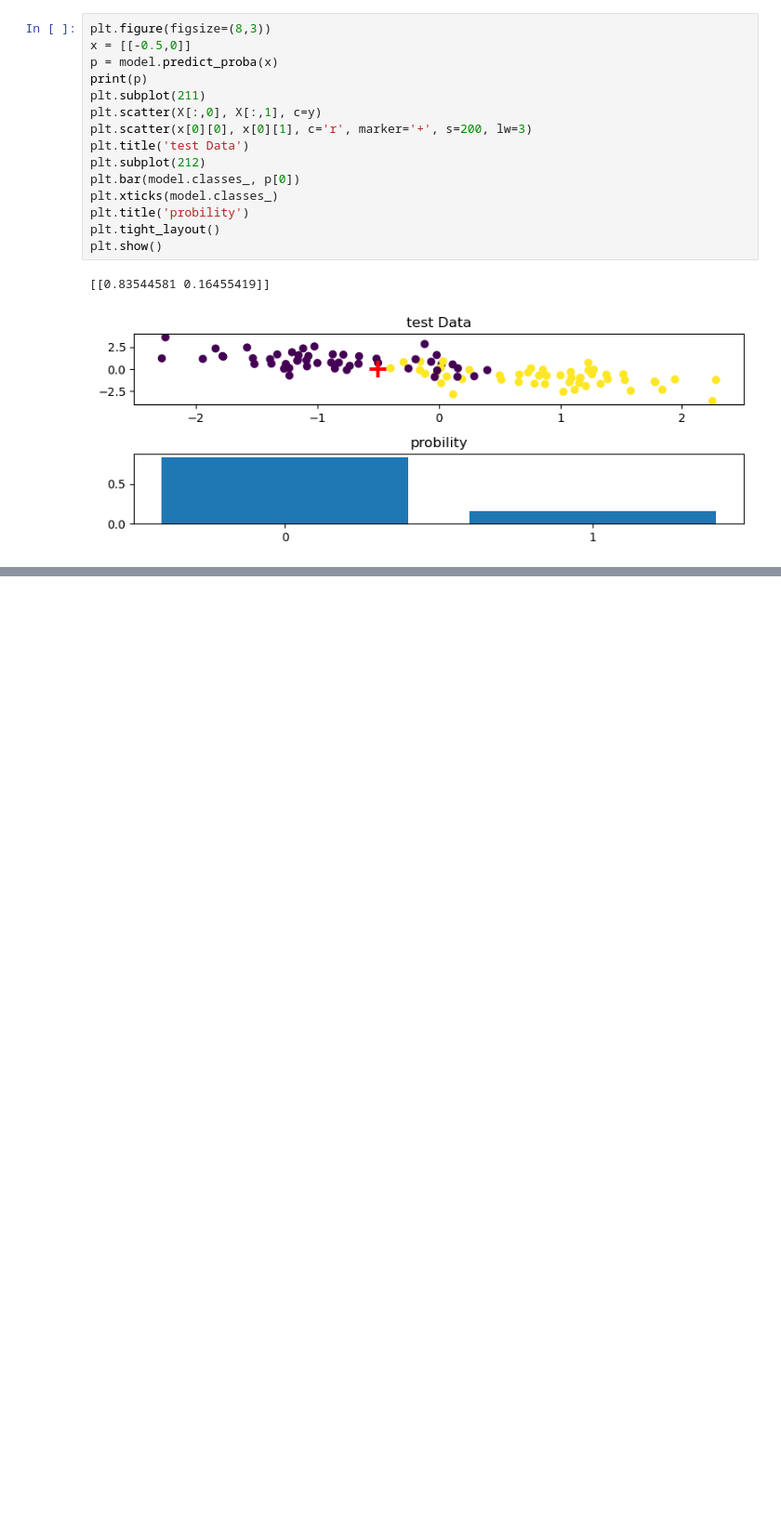
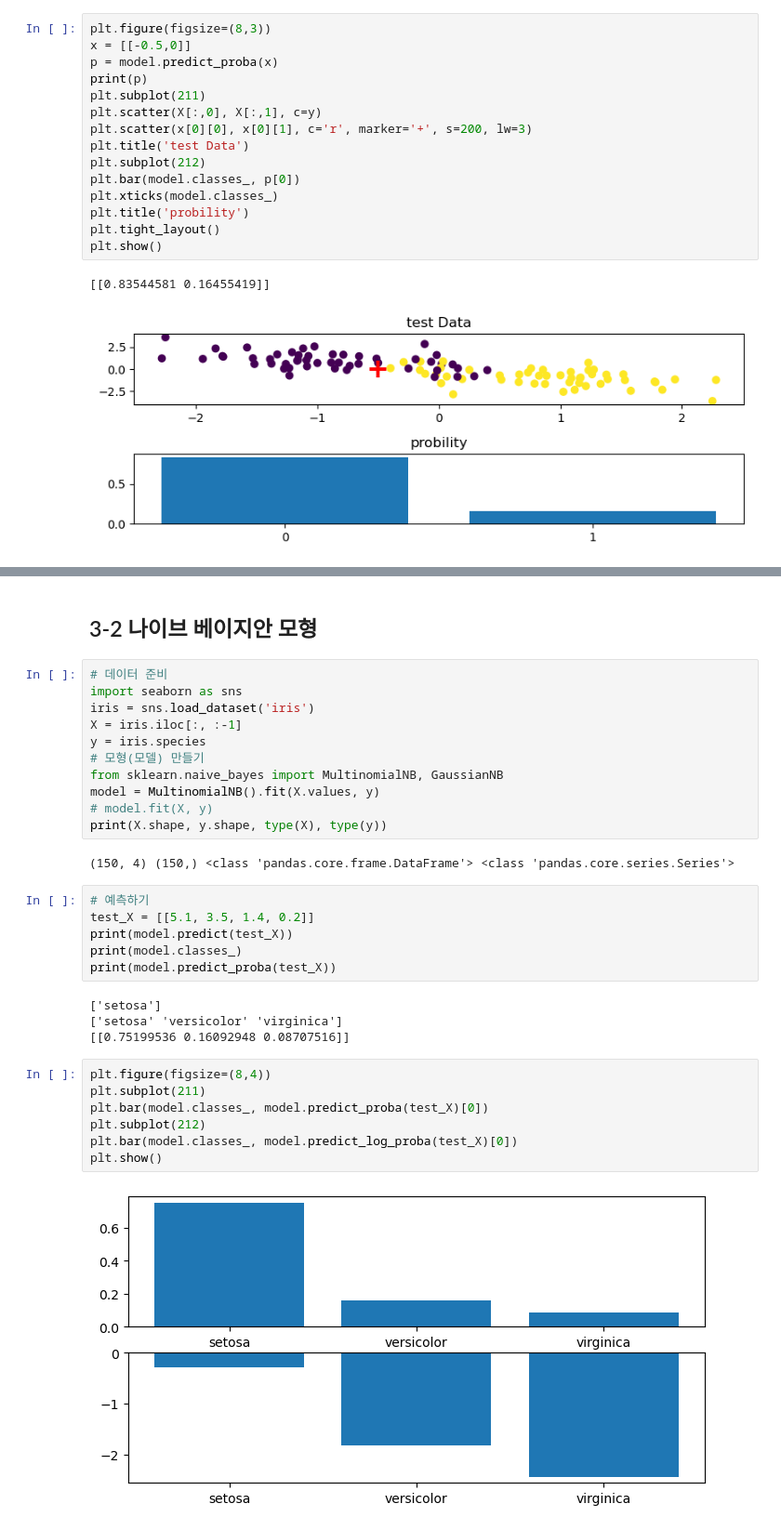
Before and after one commit to yisy0703/ai, a Jupyter notebook: source/13_MachineLearning/3장_분류분석.ipynb, the cells around one changed output, grey strips where cells are left out. Shown at 93% size. Drawn from its saved outputs; the diff is of its cells as text; blank space fills up the shorter version.

```diff
--- a/source/13_MachineLearning/3장_분류분석.ipynb
+++ b/source/13_MachineLearning/3장_분류분석.ipynb
@@ -228,3 +229,37 @@ plt.scatter(X[:,0], X[:,1], c=y_hat, marker='x')
 # %% [output]
 <matplotlib.collections.PathCollection at 0x...>
 [figure]
+# %% [markdown]
+## 3-2 나이브 베이지안 모형
+# %%
+# 데이터 준비
+import seaborn as sns
+iris = sns.load_dataset('iris')
+X = iris.iloc[:, :-1]
+y = iris.species
+# 모형(모델) 만들기
+from sklearn.naive_bayes import MultinomialNB, GaussianNB
+model = MultinomialNB().fit(X.values, y)
+# model.fit(X, y)
+print(X.shape, y.shape, type(X), type(y))
+# %% [output]
+(150, 4) (150,) <class 'pandas.core.frame.DataFrame'> <class 'pandas.core.series.Series'>
+# %%
+# 예측하기
+test_X = [[5.1, 3.5, 1.4, 0.2]]
+print(model.predict(test_X))
+print(model.classes_)
+print(model.predict_proba(test_X))
+# %% [output]
+['setosa']
+['setosa' 'versicolor' 'virginica']
+[[0.75199536 0.16092948 0.08707516]]
+# %%
+plt.figure(figsize=(8,4))
+plt.subplot(211)
+plt.bar(model.classes_, model.predict_proba(test_X)[0])
+plt.subplot(212)
+plt.bar(model.classes_, model.predict_log_proba(test_X)[0])
+plt.show()
+# %% [output]
+[figure, added]
```
Also changed, not shown: parts of 6 cells of this notebook.
